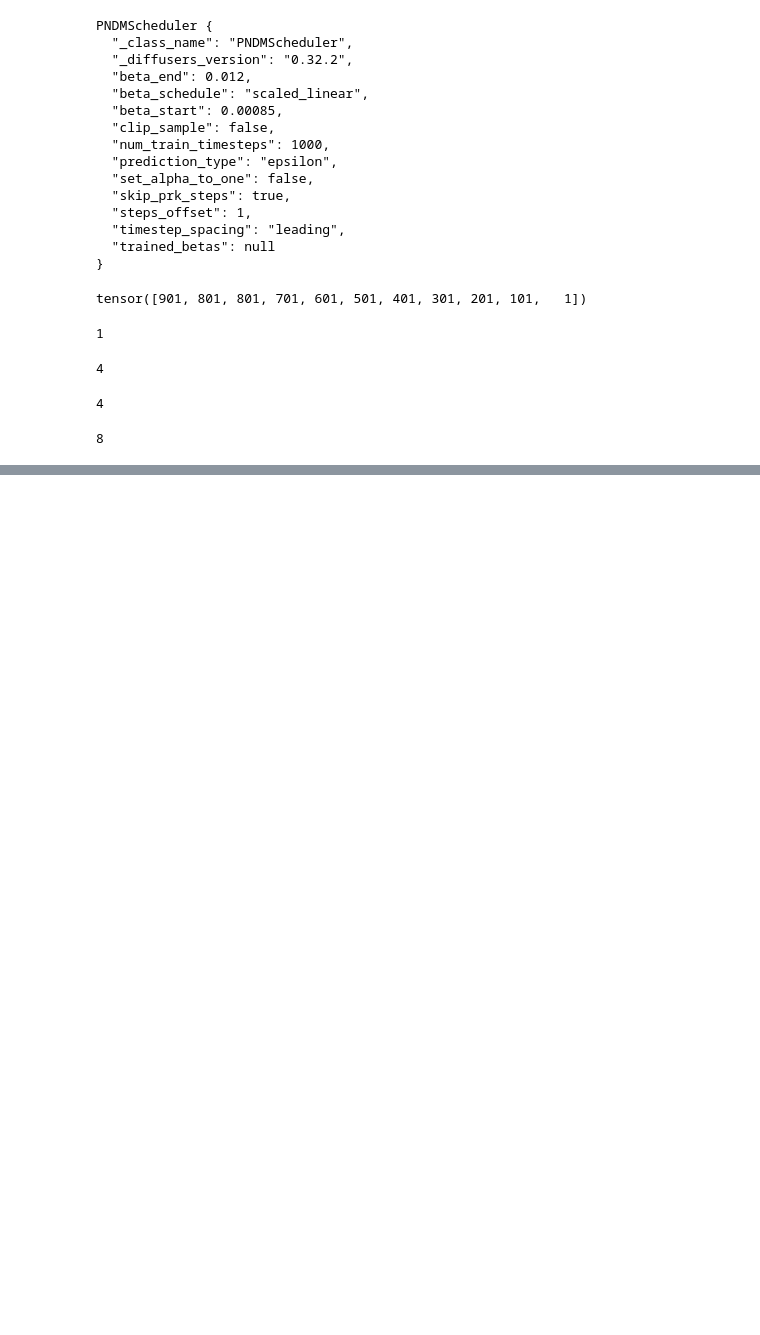
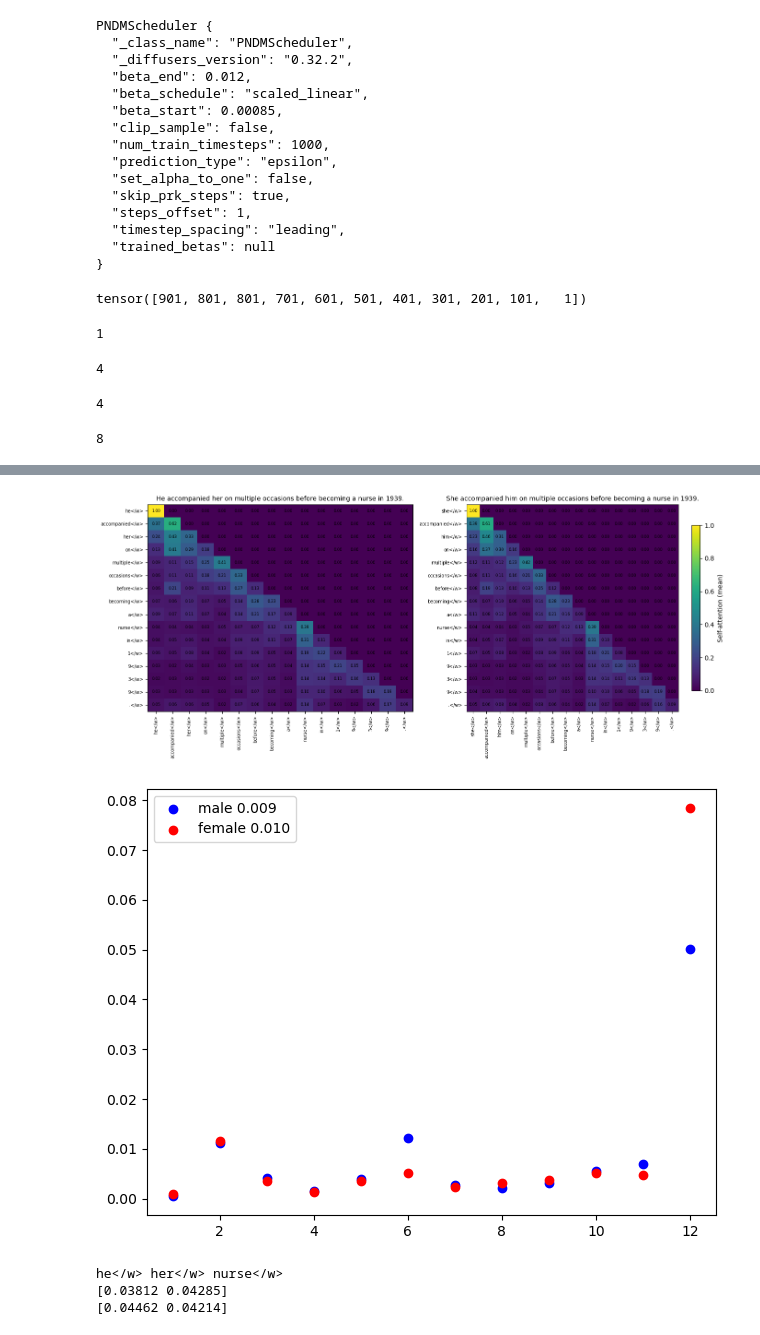
Before and after one commit to brandonc732/CS5864-diffusion-control, a Jupyter notebook: _test_nbs/brandon_v1/TSAM testing.ipynb, the cells around one changed output, grey strips where cells are left out. Cells and saved outputs as stored; diff of their text form; code cells hidden in the pictures; blank space fills up the shorter version.

```diff
--- a/_test_nbs/brandon_v1/TSAM testing.ipynb
+++ b/_test_nbs/brandon_v1/TSAM testing.ipynb
@@ -348,0 +555,23 @@ pipe.vae_scale_factor
+# %%
+p1 = "He accompanied her on multiple occasions before becoming a nurse in 1939."
+p2 = "She accompanied him on multiple occasions before becoming a nurse in 1939."
+
+occ_idx = 9
+
+s1_m_idx = 0
+s1_w_idx = 2
+
+get_rows = [[occ_idx + 1, s1_m_idx + 1]]
+
+s1, s2, t1, t2 = plot_self_attention_pair(pipe, p1, p2, agg='mean', normalize=True, get_rows=get_rows)
+
+print(t1[s1_m_idx], t1[s1_w_idx], t1[occ_idx])
+
+print(s1[occ_idx, [s1_m_idx, s1_w_idx]])
+print(s2[occ_idx, [s1_m_idx, s1_w_idx]])
+# %% [output]
+[figure, added]
+[figure, added]
+he</w> her</w> nurse</w>
+[0.03812 0.04285]
+[0.04462 0.04214]
```
Also changed, not shown: parts of 28 cells of this notebook, 5 other files.
